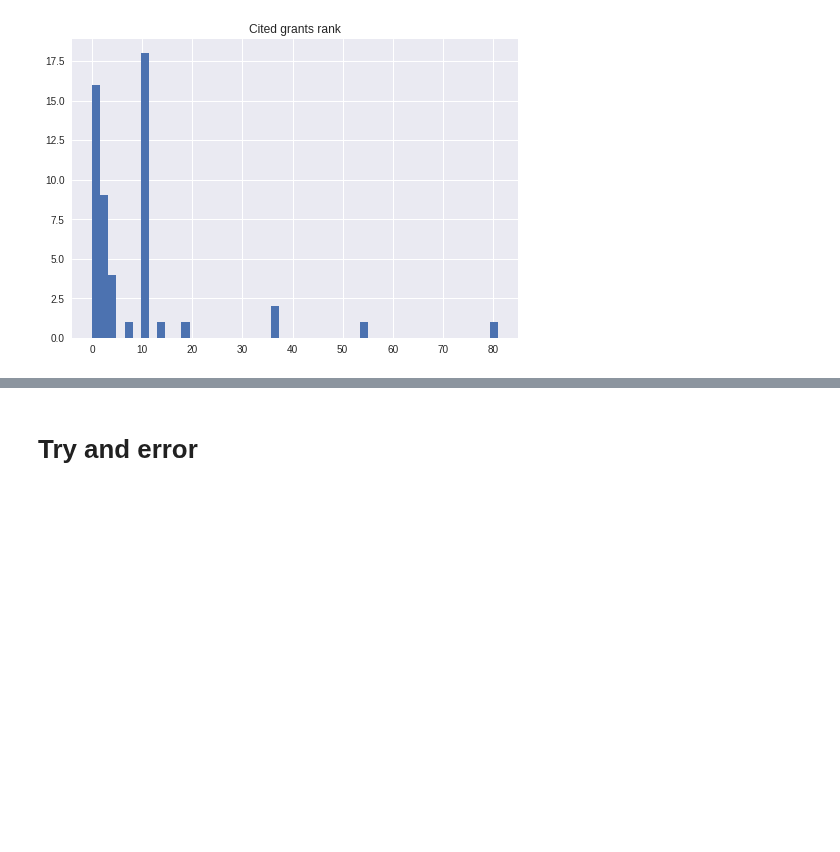
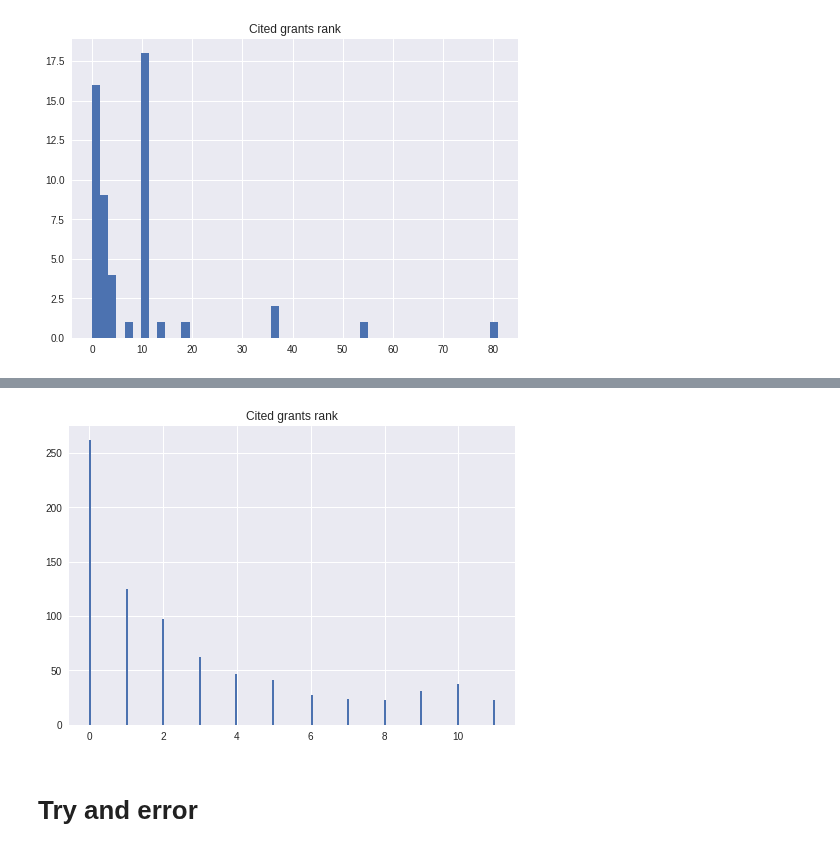
Before and after one commit to yoheikikuta/US-patent-analysis, a Jupyter notebook: colab/bert_benchmark_2000_analyze_result.ipynb, the cells around one changed output, grey strips where cells are left out. Saved outputs shown, nothing was run; the diff lists cells and outputs as text; code cells hidden in the pictures; blank space fills up the shorter version.

```diff
--- a/colab/bert_benchmark_2000_analyze_result.ipynb
+++ b/colab/bert_benchmark_2000_analyze_result.ipynb
@@ -118,3 +156,9 @@ plt.show()
+# %%
+plt.hist(sorted(whole_ranks)[0:800], bins=200)
+plt.title("Cited grants rank")
+plt.show()
+# %% [output]
+[figure, added]
 # %% [markdown]
 # Try and error
 # %%
```
Also changed, not shown: parts of 7 cells of this notebook.
